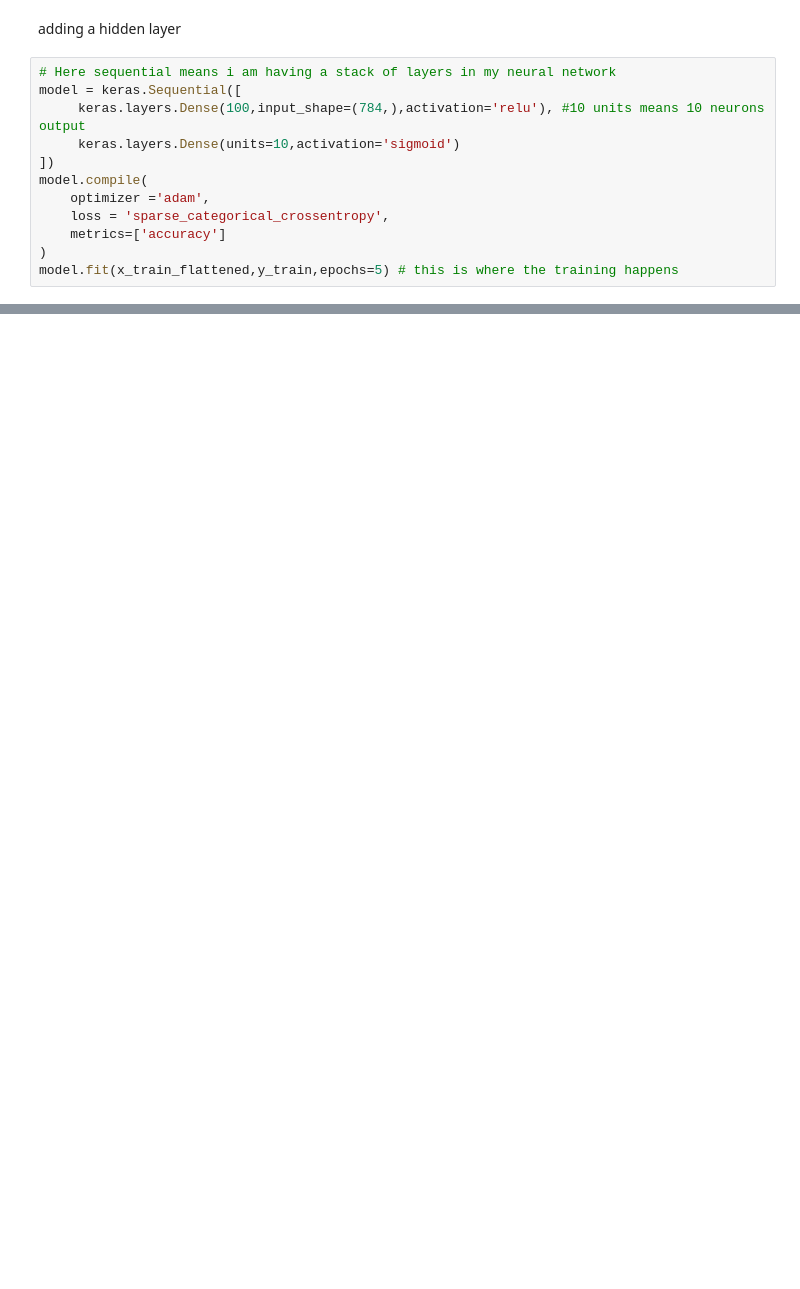
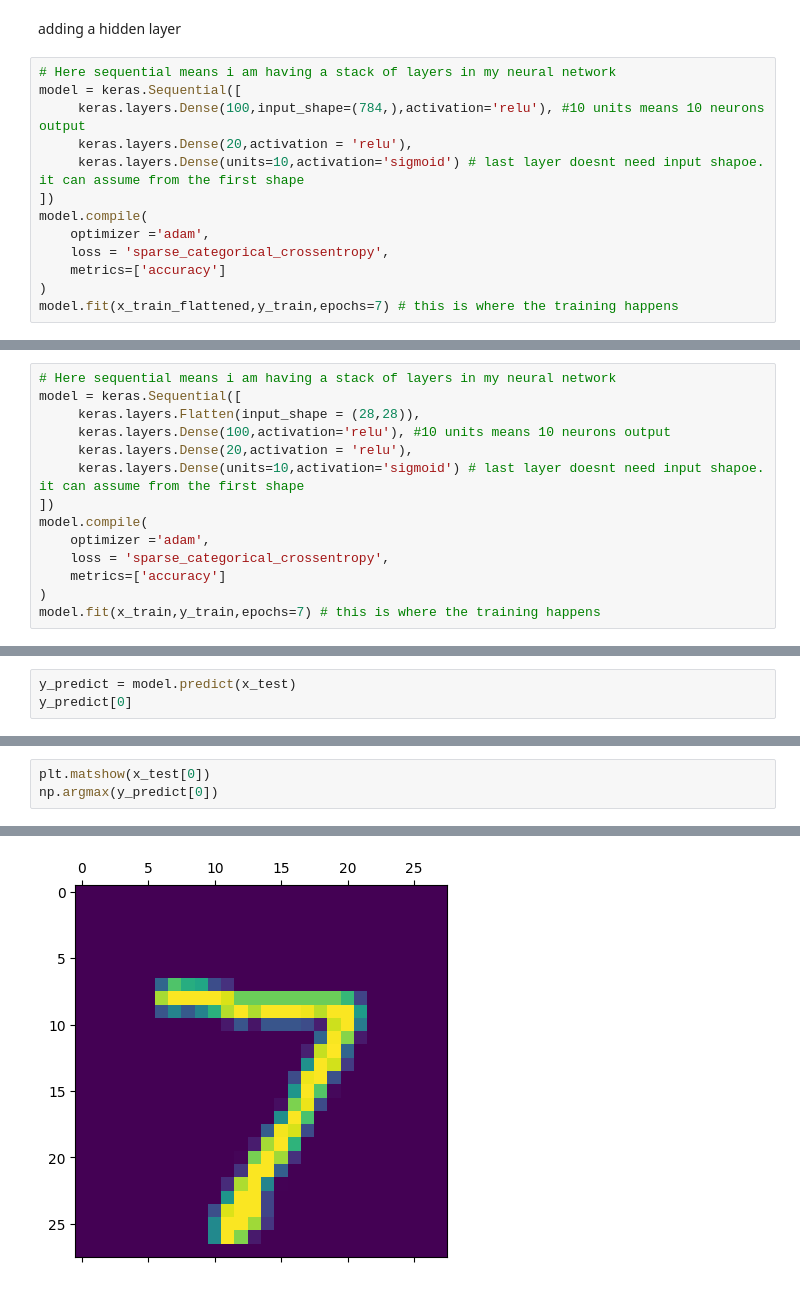
Before and after one commit to Sidharth-NK/ML_PROJECTS_BASIC, a Jupyter notebook: Handwritten_digits_recognition.ipynb, the cells around one changed output, grey strips where cells are left out. Drawn from its saved outputs; the diff is of its cells as text; blank space fills up the shorter version.

```diff
--- a/Handwritten_digits_recognition.ipynb
+++ b/Handwritten_digits_recognition.ipynb
@@ -145,12 +142,13 @@ adding a hidden layer
 # Here sequential means i am having a stack of layers in my neural network
 model = keras.Sequential([
      keras.layers.Dense(100,input_shape=(784,),activation='relu'), #10 units means 10 neurons output
-     keras.layers.Dense(units=10,activation='sigmoid')
+     keras.layers.Dense(20,activation = 'relu'),
+     keras.layers.Dense(units=10,activation='sigmoid') # last layer doesnt need input shapoe. it can assume from the first shape
 ])
 model.compile(
     optimizer ='adam',
     loss = 'sparse_categorical_crossentropy',
     metrics=['accuracy']
 )
-model.fit(x_train_flattened,y_train,epochs=5) # this is where the training happens
+model.fit(x_train_flattened,y_train,epochs=7) # this is where the training happens
 # %% [output]
@@ -176,0 +184,14 @@ int(7.5)
+# %%
+# Here sequential means i am having a stack of layers in my neural network
+model = keras.Sequential([
+     keras.layers.Flatten(input_shape = (28,28)),
+     keras.layers.Dense(100,activation='relu'), #10 units means 10 neurons output
+     keras.layers.Dense(20,activation = 'relu'),
+     keras.layers.Dense(units=10,activation='sigmoid') # last layer doesnt need input shapoe. it can assume from the first shape
+])
+model.compile(
+    optimizer ='adam',
+    loss = 'sparse_categorical_crossentropy',
+    metrics=['accuracy']
+)
+model.fit(x_train,y_train,epochs=7) # this is where the training happens
@@ -176,0 +219,3 @@ int(7.5)
+# %%
+y_predict = model.predict(x_test)
+y_predict[0]
@@ -176,0 +227,4 @@ int(7.5)
+# %%
+plt.matshow(x_test[0])
+np.argmax(y_predict[0])
+# %% [output]
@@ -176,0 +232 @@ int(7.5)
+[figure, added]
```
Also changed, not shown: parts of 19 cells of this notebook.
